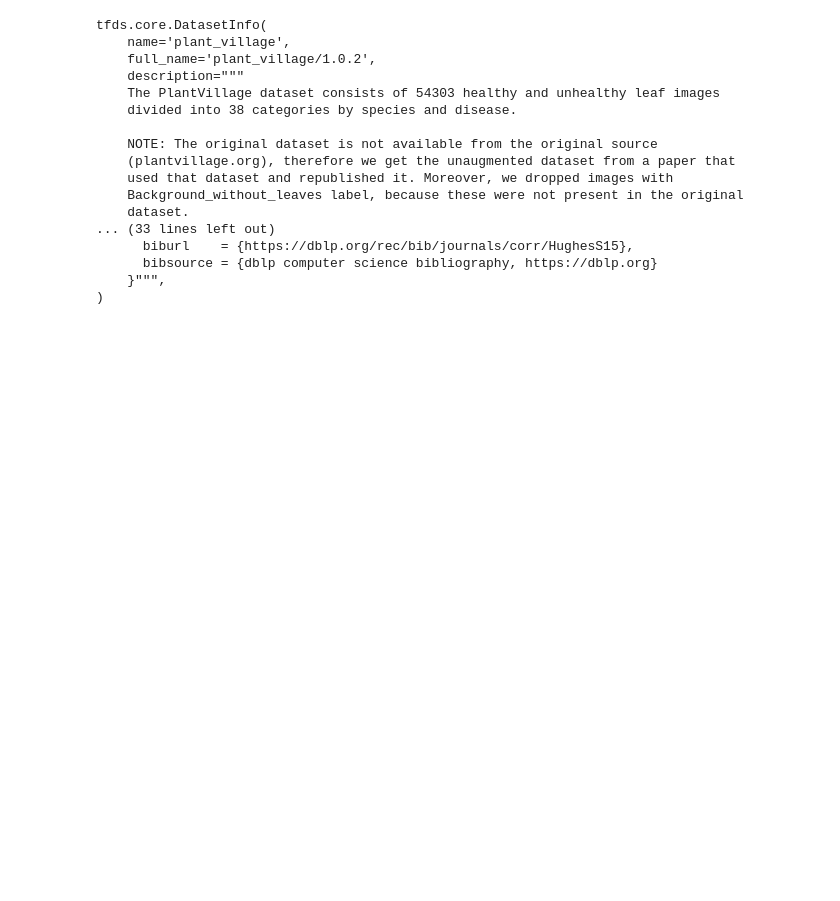
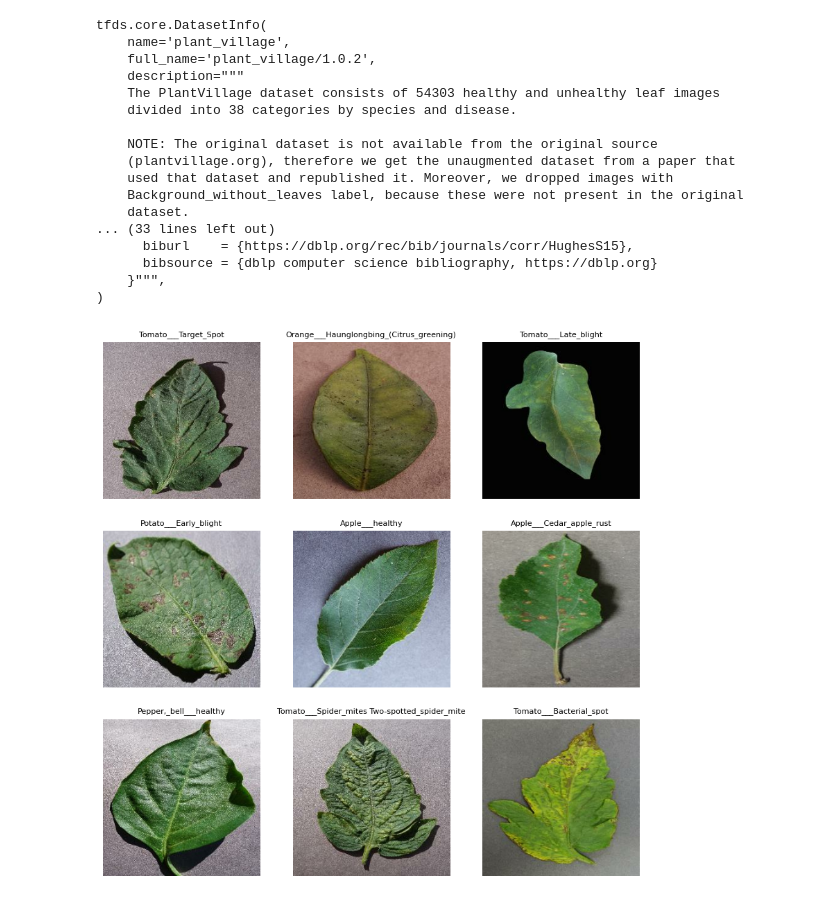
Before and after one commit to vandyG/plantvillage-study, a Jupyter notebook: notebooks/data_analysis.ipynb, the cells around one changed output. Saved outputs shown, nothing was run; the diff lists cells and outputs as text; code cells hidden in the pictures; blank space fills up the shorter version.

Commit message:
feat: add some data analysis

```diff
--- a/notebooks/data_analysis.ipynb
+++ b/notebooks/data_analysis.ipynb
@@ -29,11 +29,13 @@ tfds.core.DatasetInfo(
     }""",
 )
 # %%
-def plot_sample_images(dataset, num_images=5):
-    plt.figure(figsize=(15, 15))
-    for i, (image, label) in enumerate(dataset.take(num_images)):
-        plt.subplot(1, num_images, i + 1)
-        plt.imshow(image.numpy().astype("uint8"))
-        plt.title(info.features["label"].int2str(label.numpy()))
-        plt.axis("off")
-    plt.show()
+# Plot some sample images from `plant_village_data` as subplots in a grid.
+# Reduce the size of the label text.
+fig = plt.figure(figsize=(10, 10))
+for i, (image, label) in enumerate(plant_village_data["train"].take(9)):
+    ax = fig.add_subplot(3, 3, i + 1)
+    ax.imshow(image.numpy())
+    ax.set_title(info.features["label"].int2str(label), fontsize=8)
+    ax.axis("off")
+# %% [output]
+[figure, added]
```
Also changed, not shown: parts of 1 cell of this notebook, 4 other files.
